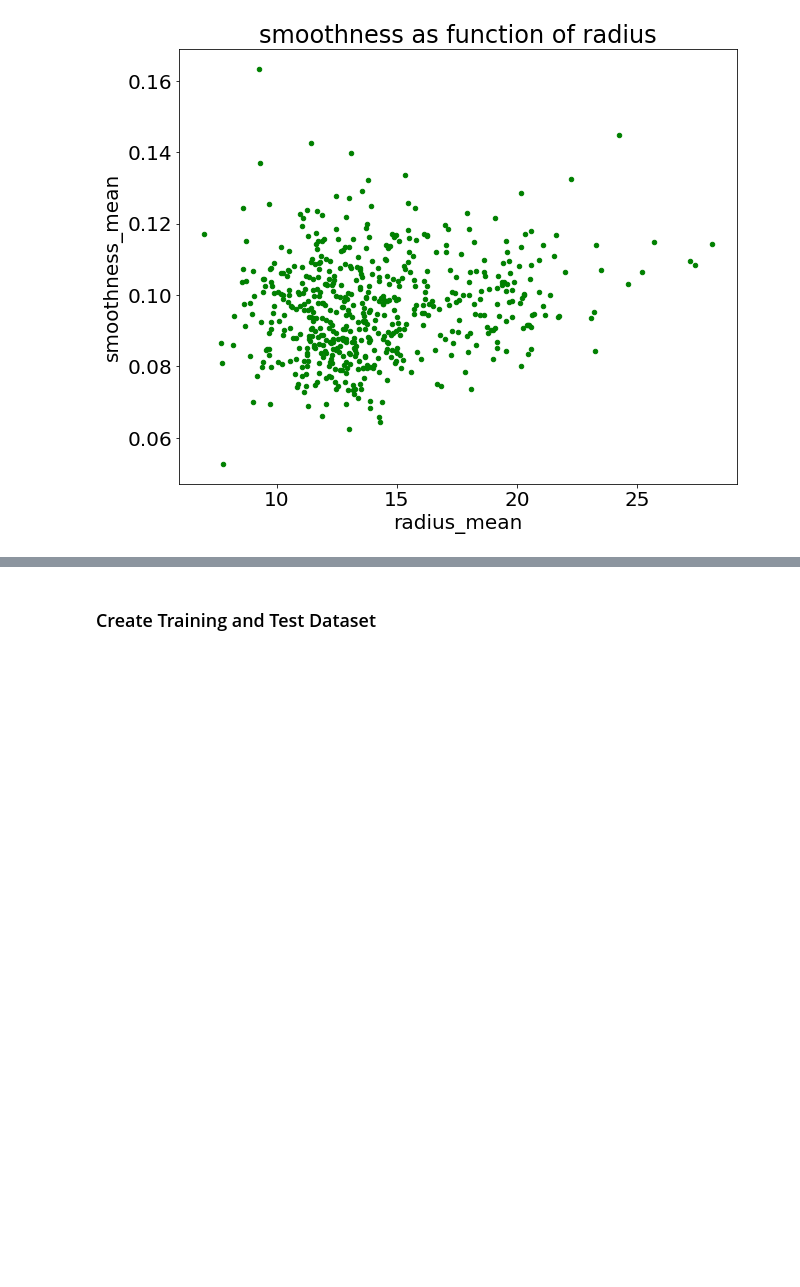
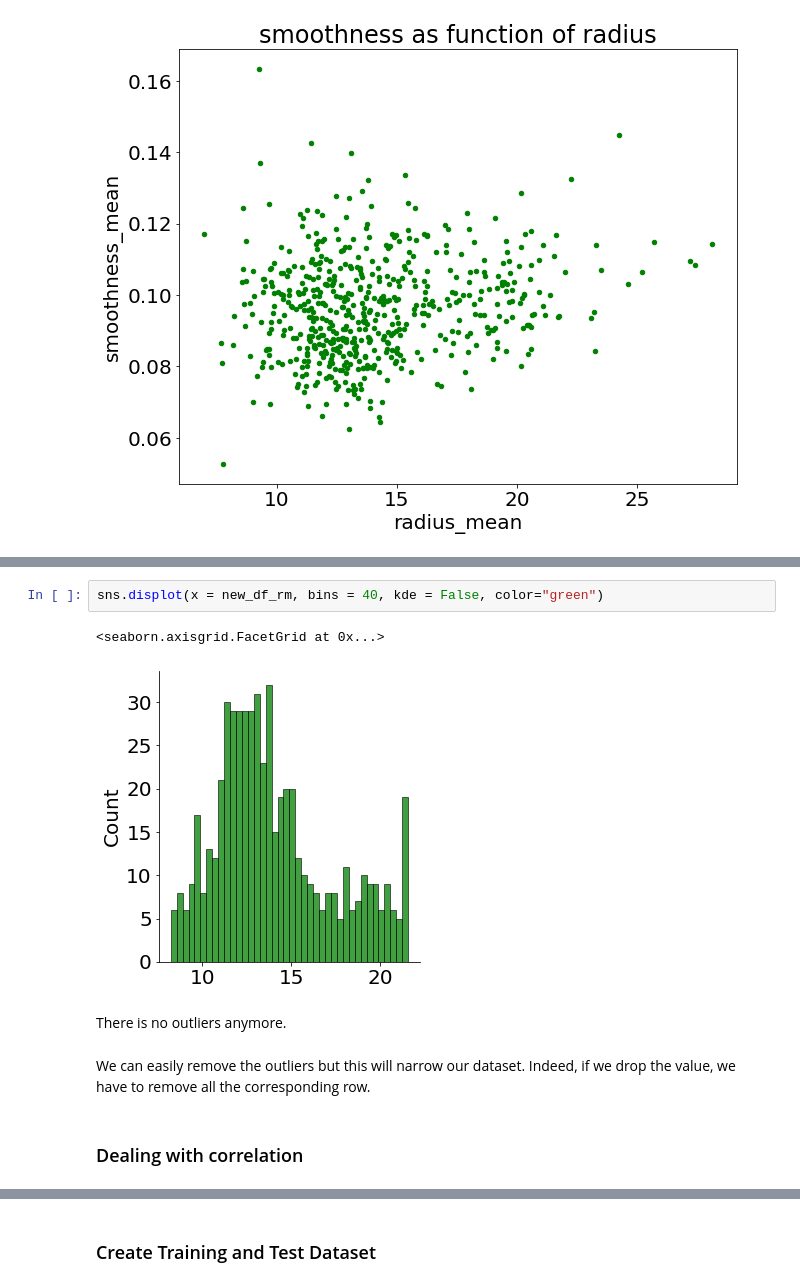
Before and after one commit to lcsrodriguez/intro-ml-assignment, a Jupyter notebook: assignment.ipynb, the cells around one changed output, grey strips where cells are left out. Saved outputs shown, nothing was run; the diff lists cells and outputs as text; blank space fills up the shorter version.

```diff
--- a/assignment.ipynb
+++ b/assignment.ipynb
@@ -522,0 +548,11 @@ df.head()
+# %%
+sns.displot(x = new_df_rm, bins = 40, kde = False, color="green")
+# %% [output]
+<seaborn.axisgrid.FacetGrid at 0x...>
+[figure, added]
+# %% [markdown]
+There is no outliers anymore.
+# %% [markdown]
+We can easily remove the outliers but this will narrow our dataset. Indeed, if we drop the value, we have to remove all the corresponding row.
+# %% [markdown]
+### Dealing with correlation
```
Also changed, not shown: parts of 39 cells of this notebook.
